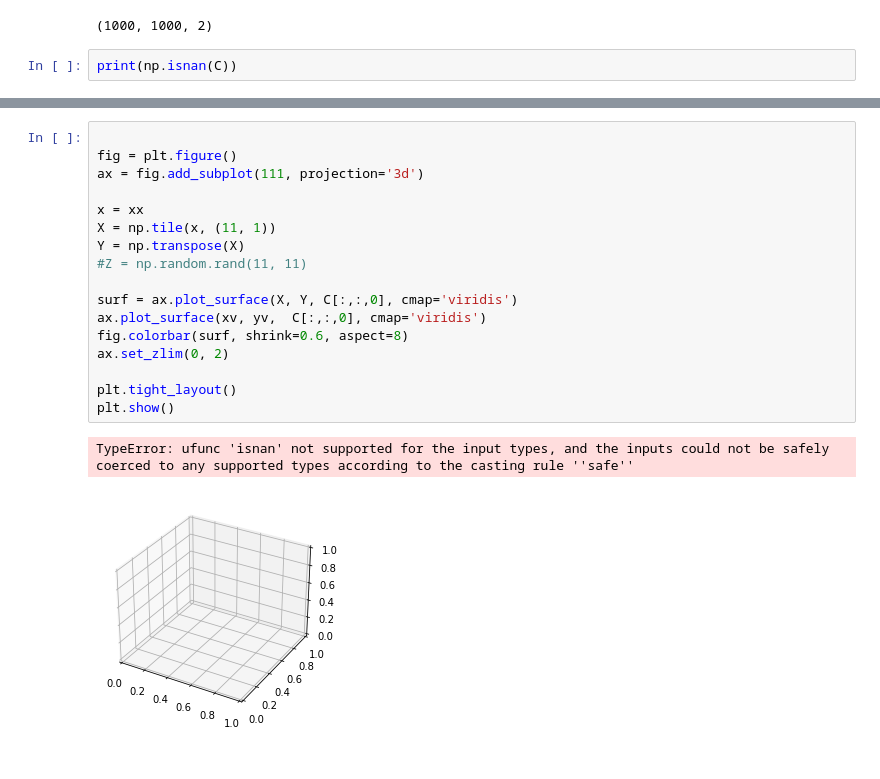
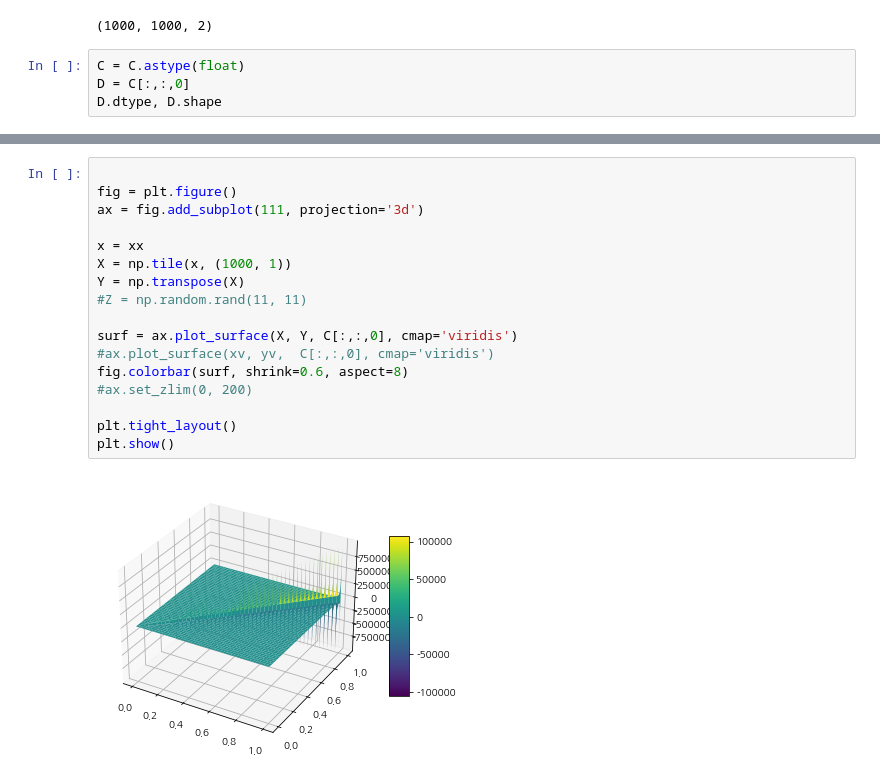
Before and after one commit to sava-hub/-, a Jupyter notebook: Beta distribution.ipynb, the cells around one changed output, grey strips where cells are left out. Drawn from its saved outputs; the diff is of its cells as text.

```diff
--- a/Beta distribution.ipynb
+++ b/Beta distribution.ipynb
@@ -136,4 +136,6 @@ C.shape
 # %% [output]
 (1000, 1000, 2)
 # %%
-print(np.isnan(C))
+C = C.astype(float)
+D = C[:,:,0]
+D.dtype, D.shape
@@ -140,20 +152,19 @@ print(np.isnan(C))
 # %%
 
 fig = plt.figure()
 ax = fig.add_subplot(111, projection='3d')
 
 x = xx
-X = np.tile(x, (11, 1))
+X = np.tile(x, (1000, 1))
 Y = np.transpose(X)
 #Z = np.random.rand(11, 11)
 
 surf = ax.plot_surface(X, Y, C[:,:,0], cmap='viridis')
-ax.plot_surface(xv, yv,  C[:,:,0], cmap='viridis')
+#ax.plot_surface(xv, yv,  C[:,:,0], cmap='viridis')
 fig.colorbar(surf, shrink=0.6, aspect=8)
-ax.set_zlim(0, 2)
+#ax.set_zlim(0, 200)
 
 plt.tight_layout()
 plt.show()
 # %% [output]
-TypeError: ufunc 'isnan' not supported for the input types, and the inputs could not be safely coerced to any supported types according to the casting rule ''safe''
-[figure, old version]
+[figure, new version]
```
Also changed, not shown: parts of 4 cells of this notebook.
